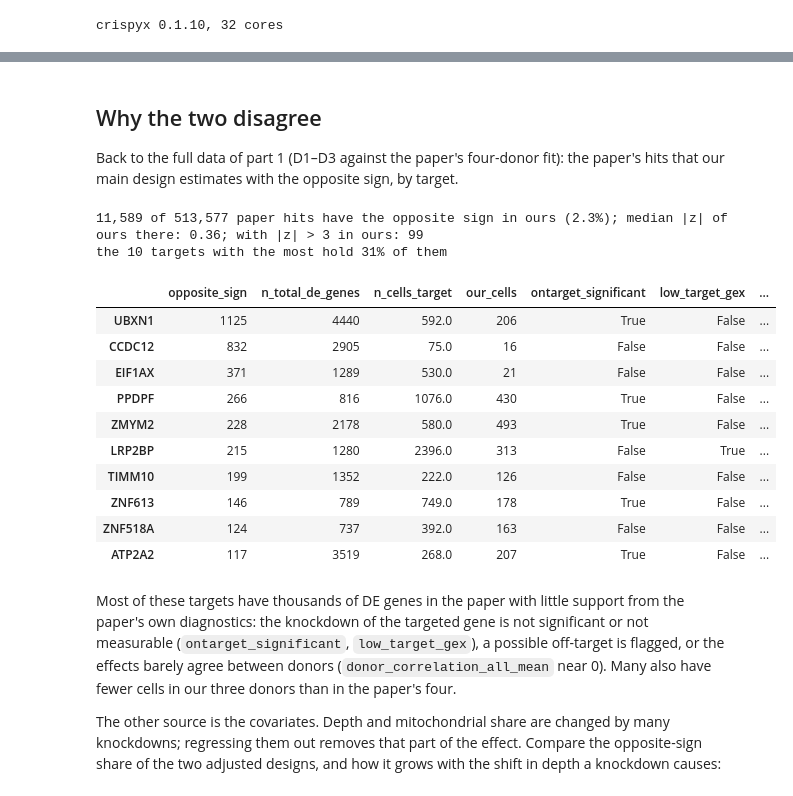
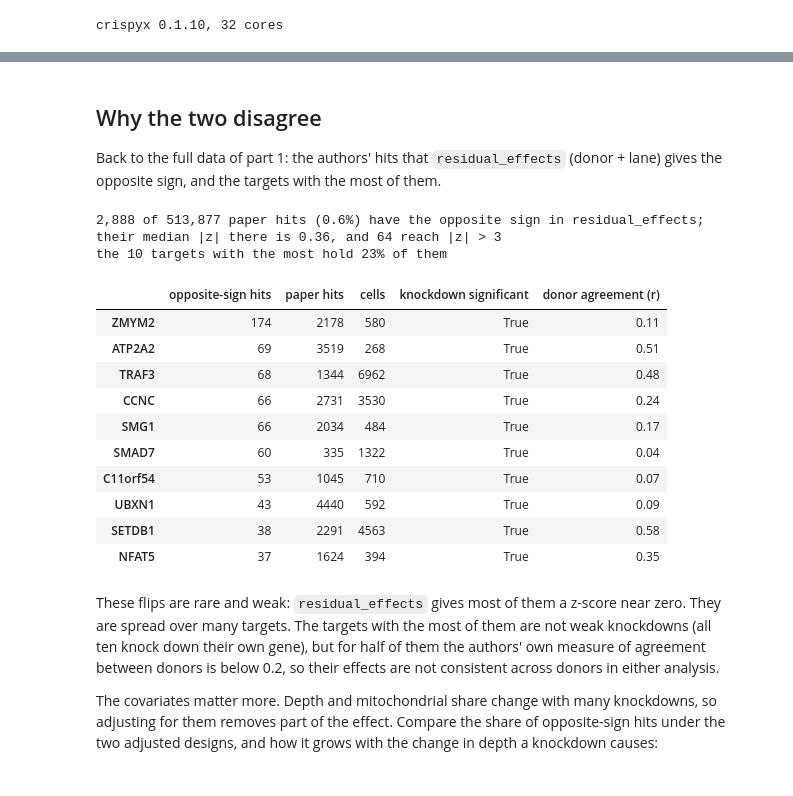
Before and after one commit to JinHongDu-Lab/crispyx, a Jupyter notebook: docs/notebooks/residual_effects_tutorial.ipynb, the cells around one changed output, grey strips where cells are left out. Cells and saved outputs as stored; diff of their text form; code cells hidden in the pictures.

```diff
--- a/docs/notebooks/residual_effects_tutorial.ipynb
+++ b/docs/notebooks/residual_effects_tutorial.ipynb
@@ -52,7 +59,7 @@ import crispyx as cx
 DATA_DIR = ROOT / 'data' / 'gwcd4i'
 OUTPUT_DIR = Path('tutorial_outputs')
 OUTPUT_DIR.mkdir(parents=True, exist_ok=True)
-DONORS = ['D1', 'D2', 'D3']
+DONORS = ['D1', 'D2', 'D3', 'D4']
 
 cores = len(os.sched_getaffinity(0)) if hasattr(os, 'sched_getaffinity') else os.cpu_count()
 print(f'crispyx {cx.__version__}, {cores} cores')
@@ -109,6 +115,6 @@ mask; row chunks without a kept cell are not read. The mask comes from `obs` alo
 # %%
 filtered = {}
-with measured('keep guide-resolved cells (3 files)'):
+with measured('keep guide-resolved cells (4 files)'):
     for donor in DONORS:
         source = DATA_DIR / f'{donor}_Rest.assigned_guide.h5ad'
         obs = cx.load_obs(source)
@@ -147,5 +153,5 @@ matrices as they are would silently relabel all of D3's genes.
 # %%
-merged_path = OUTPUT_DIR / 'CD4T_Rest_D1-D3.h5ad'
+merged_path = OUTPUT_DIR / 'CD4T_Rest.h5ad'
 gene_order = {donor: list(cx.load_var(filtered[donor]).index) for donor in DONORS}
 print('same gene order as D1:', {donor: gene_order[donor] == gene_order['D1'] for donor in DONORS})
 with measured('concatenate the donors'), warnings_as_messages():
@@ -569,46 +582,48 @@ pd.DataFrame(rows).set_index(['case', 'pairs', 'truth']).round(3)
 # %% [markdown]
 ## Why the two disagree
 
-Back to the full data of part 1 (D1–D3 against the paper's four-donor fit): the paper's hits that our
-main design estimates with the opposite sign, by target.
+Back to the full data of part 1: the authors' hits that `residual_effects` (donor + lane) gives the
+opposite sign, and the targets with the most of them.
 # %%
 opposite = hits & np.isfinite(main_z) & (np.sign(main_z) != np.sign(paper_z))
-print(f'{opposite.sum():,} of {hits.sum():,} paper hits have the opposite sign in ours '
-      f'({opposite.sum() / hits.sum():.1%}); median |z| of ours there: {np.median(np.abs(main_z[opposite])):.2f}; '
-      f'with |z| > 3 in ours: {(opposite & (np.abs(main_z) > 3)).sum():,}')
+print(f'{opposite.sum():,} of {hits.sum():,} paper hits ({opposite.sum() / hits.sum():.1%}) have the opposite '
+      f'sign in residual_effects; their median |z| there is {np.median(np.abs(main_z[opposite])):.2f}, '
+      f'and {(opposite & (np.abs(main_z) > 3)).sum():,} reach |z| > 3')
 per_target_opposite = pd.Series(opposite.sum(axis=1), index=targets)
 top = per_target_opposite.sort_values(ascending=False).head(10).index
 print(f'the 10 targets with the most hold {per_target_opposite[top].sum() / opposite.sum():.0%} of them')
 table = paper_meta.loc[top].assign(
     opposite_sign=per_target_opposite[top],
-    our_cells=pd.Series(main['n_cells'], index=main['targets'])[top],
+    cells_here=pd.Series(main['n_cells'], index=main['targets'])[top],
 )
-table[['opposite_sign', 'n_total_de_genes', 'n_cells_target', 'our_cells', 'ontarget_significant',
-       'low_target_gex', 'distal_offtarget_flag', 'donor_correlation_all_mean']]
+table[['opposite_sign', 'n_total_de_genes', 'cells_here', 'ontarget_significant',
+       'donor_correlation_all_mean']].rename(columns={
+    'opposite_sign': 'opposite-sign hits', 'n_total_de_genes': 'paper hits', 'cells_here': 'cells',
+    'ontarget_significant': 'knockdown significant', 'donor_correlation_all_mean': 'donor agreement (r)',
+}).round(2)
 # %% [output]
-11,589 of 513,577 paper hits have the opposite sign in ours (2.3%); median |z| of ours there: 0.36; with |z| > 3 in ours: 99
-the 10 targets with the most hold 31% of them
+2,888 of 513,877 paper hits (0.6%) have the opposite sign in residual_effects; their median |z| there is 0.36, and 64 reach |z| > 3
+the 10 targets with the most hold 23% of them
-|  | opposite_sign | n_total_de_genes | n_cells_target | our_cells | ontarget_significant | low_target_gex | ... |
-| UBXN1 | 1125 | 4440 | 592.0 | 206 | True | False | ... |
-| CCDC12 | 832 | 2905 | 75.0 | 16 | False | False | ... |
-| EIF1AX | 371 | 1289 | 530.0 | 21 | False | False | ... |
-| PPDPF | 266 | 816 | 1076.0 | 430 | True | False | ... |
-| ZMYM2 | 228 | 2178 | 580.0 | 493 | True | False | ... |
-| LRP2BP | 215 | 1280 | 2396.0 | 313 | False | True | ... |
-| TIMM10 | 199 | 1352 | 222.0 | 126 | False | False | ... |
-| ZNF613 | 146 | 789 | 749.0 | 178 | True | False | ... |
-| ZNF518A | 124 | 737 | 392.0 | 163 | False | False | ... |
-| ATP2A2 | 117 | 3519 | 268.0 | 207 | True | False | ... |
+|  | opposite-sign hits | paper hits | cells | knockdown significant | donor agreement (r) |
+| ZMYM2 | 174 | 2178 | 580 | True | 0.11 |
+| ATP2A2 | 69 | 3519 | 268 | True | 0.51 |
+| TRAF3 | 68 | 1344 | 6962 | True | 0.48 |
+| CCNC | 66 | 2731 | 3530 | True | 0.24 |
+| SMG1 | 66 | 2034 | 484 | True | 0.17 |
+| SMAD7 | 60 | 335 | 1322 | True | 0.04 |
+| C11orf54 | 53 | 1045 | 710 | True | 0.07 |
+| UBXN1 | 43 | 4440 | 592 | True | 0.09 |
+| SETDB1 | 38 | 2291 | 4563 | True | 0.58 |
+| NFAT5 | 37 | 1624 | 394 | True | 0.35 |
 # %% [markdown]
-Most of these targets have thousands of DE genes in the paper with little support from the paper's own
-diagnostics: the knockdown of the targeted gene is not significant or not measurable
-(`ontarget_significant`, `low_target_gex`), a possible off-target is flagged, or the effects barely
-agree between donors (`donor_correlation_all_mean` near 0). Many also have fewer cells in our three
-donors than in the paper's four.
+These flips are rare and weak: `residual_effects` gives most of them a z-score near zero. They are
+spread over many targets. The targets with the most of them are not weak knockdowns (all ten knock down
+their own gene), but for half of them the authors' own measure of agreement between donors is below
+0.2, so their effects are not consistent across donors in either analysis.
 
-The other source is the covariates. Depth and mitochondrial share are changed by many knockdowns;
-regressing them out removes that part of the effect. Compare the opposite-sign share of the two
-adjusted designs, and how it grows with the shift in depth a knockdown causes:
+The covariates matter more. Depth and mitochondrial share change with many knockdowns, so adjusting for
+them removes part of the effect. Compare the share of opposite-sign hits under the two adjusted designs,
+and how it grows with the change in depth a knockdown causes:
 # %%
 full_z = on(effects['donor + lane + depth + mito']['targets'], effects['donor + lane + depth + mito']['genes'],
             effects['donor + lane + depth + mito']['z_robust'], targets, genes)
```
Also changed, not shown: parts of 29 cells of this notebook, 2 other files.
